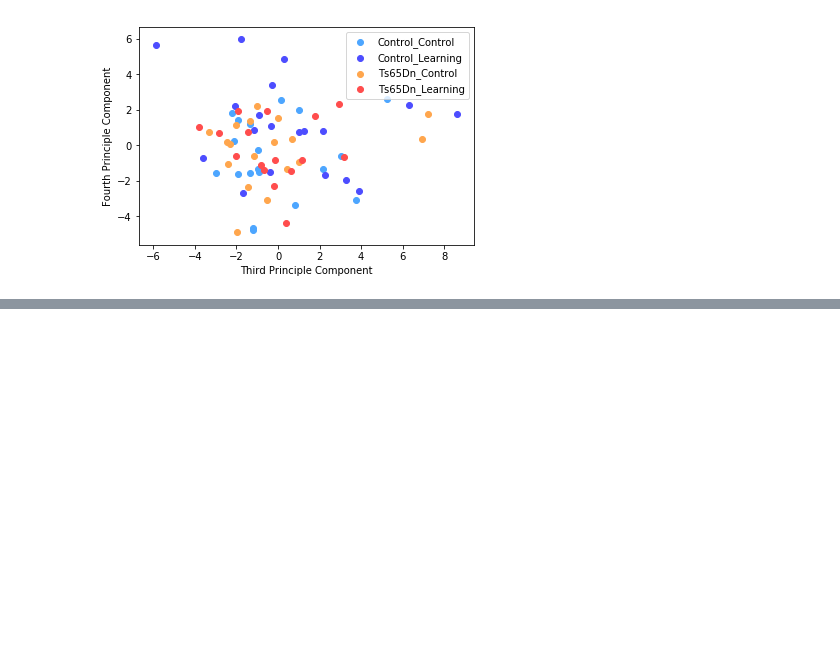
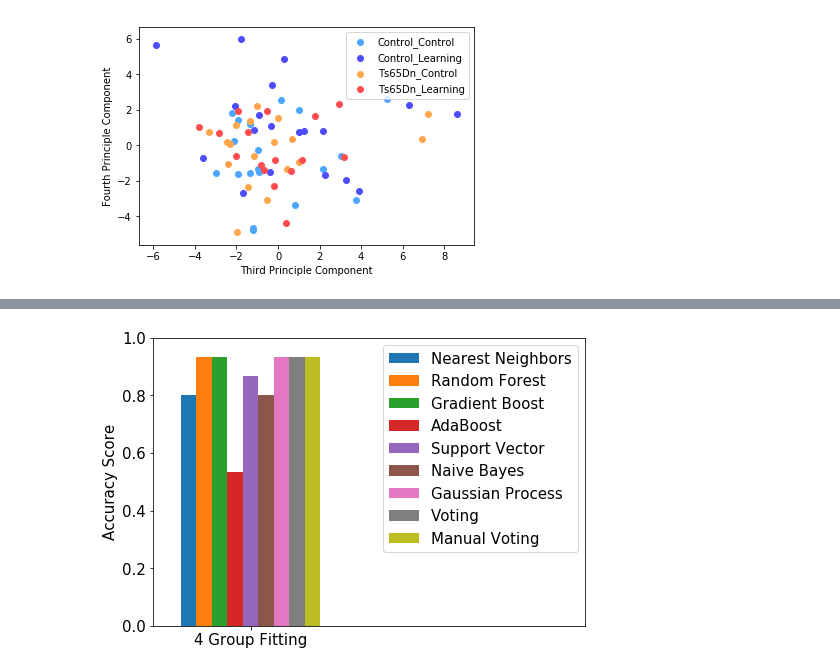
Before and after one commit to Adenordis/Springboard-Capstone-1, a Jupyter notebook: Capstone1_E_Supervised_Part2.ipynb, the cells around one changed output, grey strips where cells are left out. Cells and saved outputs as stored; diff of their text form; code cells hidden in the pictures; blank space fills up the shorter version.

```diff
--- a/Capstone1_E_Supervised_Part2.ipynb
+++ b/Capstone1_E_Supervised_Part2.ipynb
@@ -302,0 +323,15 @@ _ = plt.show()
+# %%
+import matplotlib as mpl
+mpl.rcParams['font.size'] = 15
+
+accuracy_df2 = pd.DataFrame(accuracy, index = ['4 Group Fitting'],
+             columns = ['Nearest Neighbors', 'Random Forest', 'Gradient Boost', 'AdaBoost',
+                        'Support Vector', 'Naive Bayes', 'Gaussian Process', 'Voting', 'Manual Voting'])
+fig = plt.figure(figsize = (6,4))
+ax = fig.add_axes([1,1,1,1])
+_ = accuracy_df2.plot(kind = 'bar', ax = ax, rot = 0)
+_ = plt.xlim([-0.35,1.2])
+_ = plt.ylim([0,1])
+_ = plt.ylabel('Accuracy Score')
+# %% [output]
+[figure, added]
```
Also changed, not shown: parts of 3 cells of this notebook, 7 other files.
